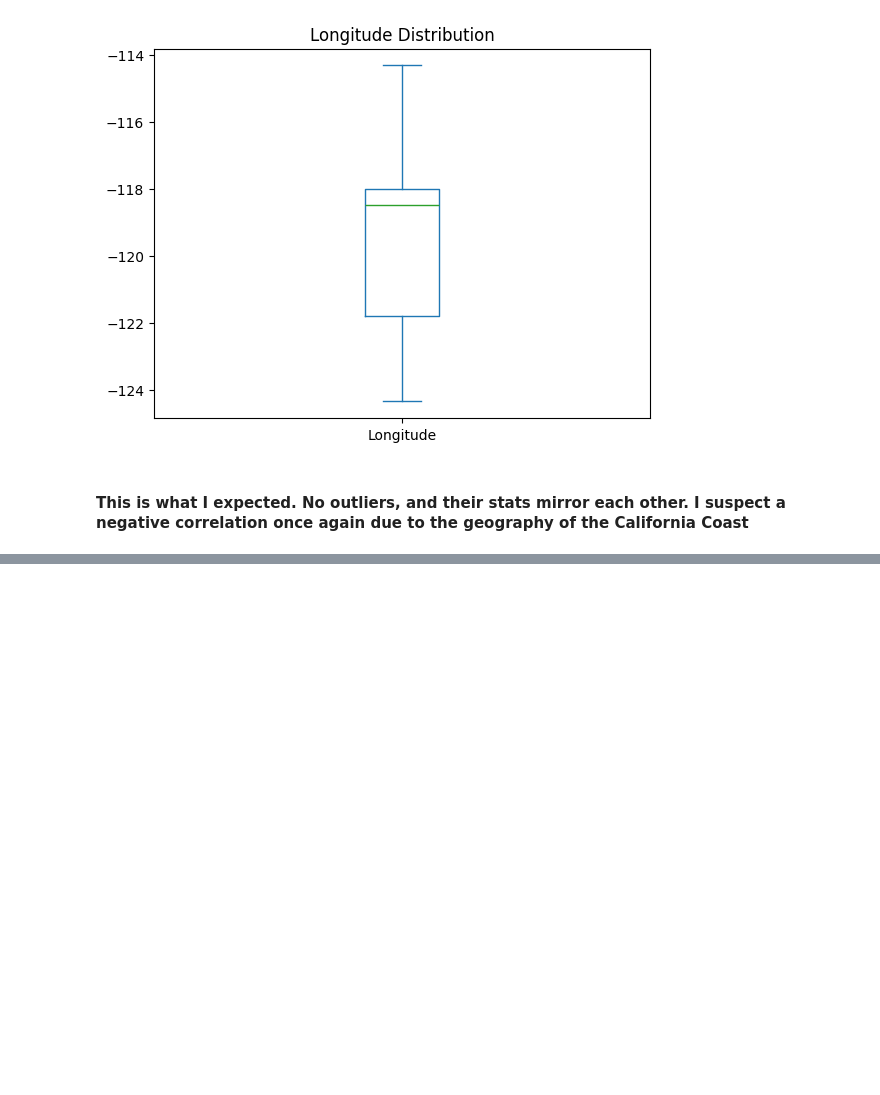
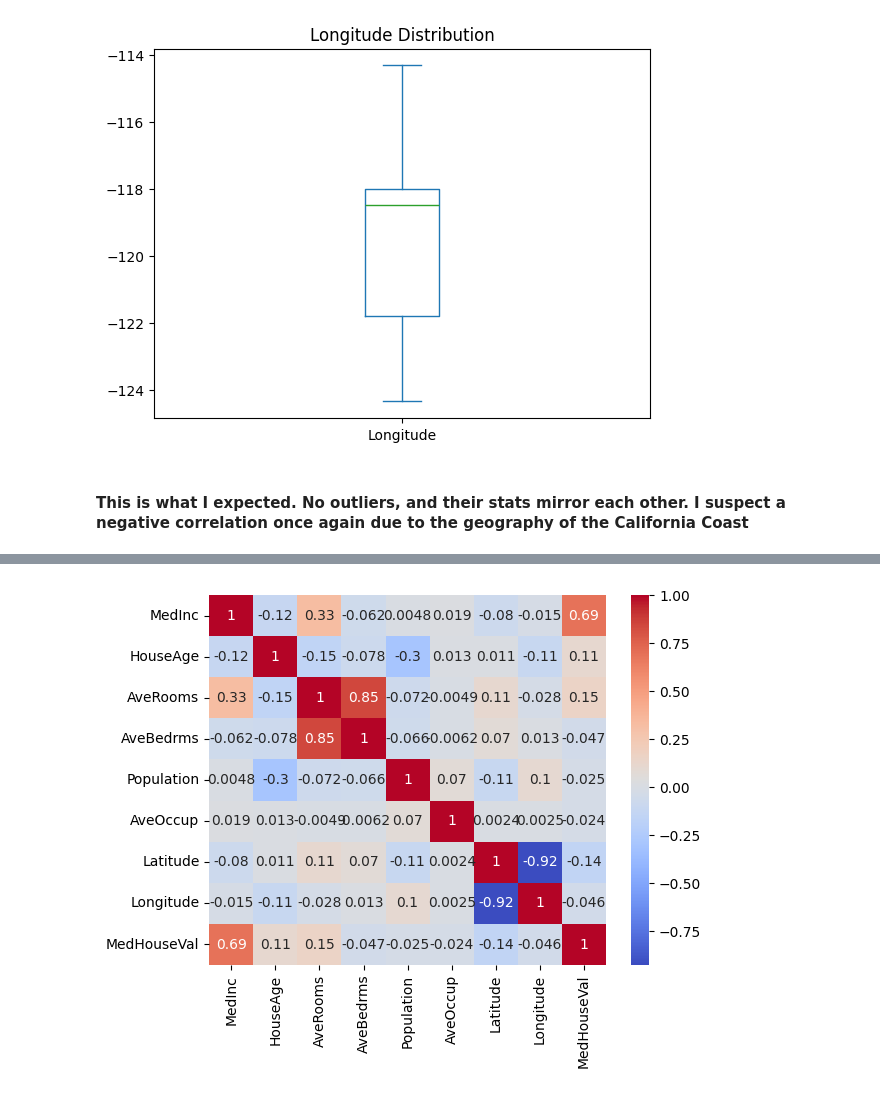
Before and after one commit to Kaydonius/ml-housing-price-pipeline, a Jupyter notebook: notebooks/01_eda.ipynb, the cells around one changed output, grey strips where cells are left out. Drawn from its saved outputs; the diff is of its cells as text; code cells hidden in the pictures; blank space fills up the shorter version.

```diff
--- a/notebooks/01_eda.ipynb
+++ b/notebooks/01_eda.ipynb
@@ -244,0 +261,5 @@ plt.show()
+# %%
+sns.heatmap(df.corr(), annot=True, cmap='coolwarm')
+plt.show()
+# %% [output]
+[figure, added]
```
Also changed, not shown: parts of 12 cells of this notebook.
